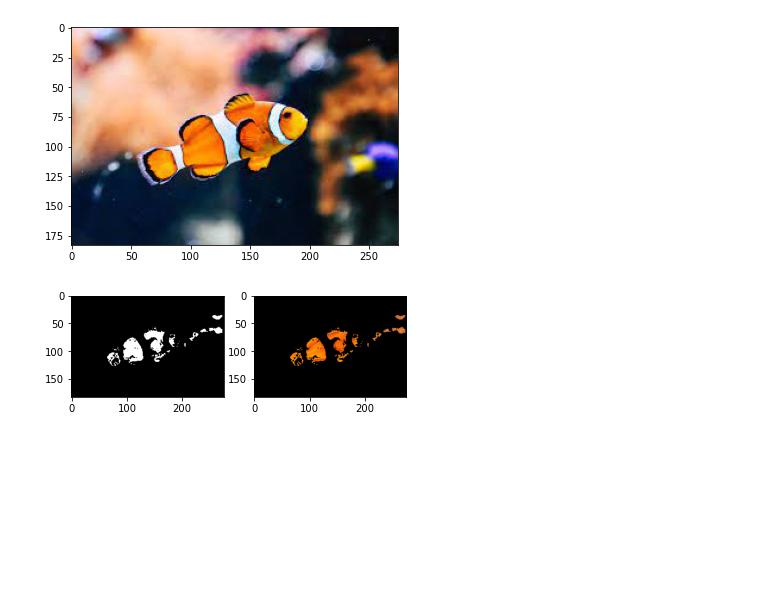
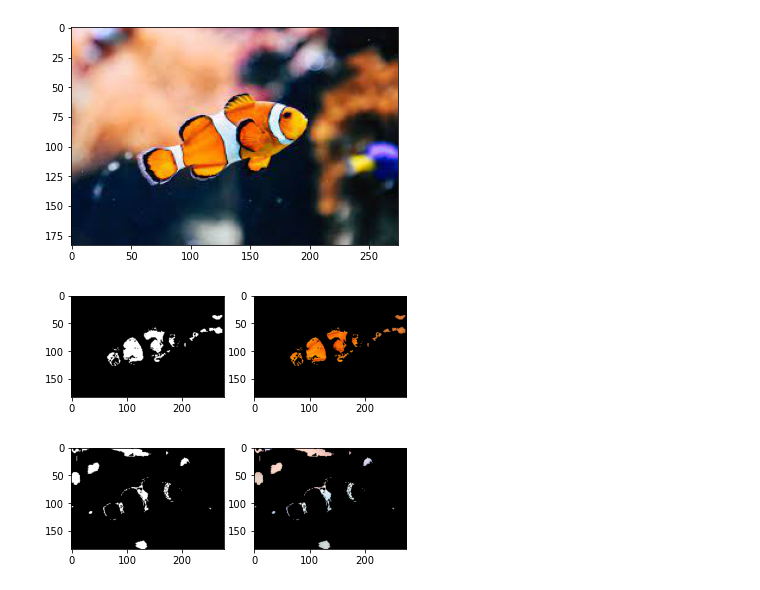
Before and after one commit to pratheekshabr/image-processing, a Jupyter notebook: readingimg.ipynb, the cells around one changed output. Drawn from its saved outputs; the diff is of its cells as text; code cells hidden in the pictures; blank space fills up the shorter version.

```diff
--- a/readingimg.ipynb
+++ b/readingimg.ipynb
@@ -69,0 +72,13 @@ plt.show()
+# %%
+
+light_white = (0,0,200)
+dark_white = (145,60,255)
+mask_white = cv2.inRange(hsv_img, light_white,dark_white)
+result_white = cv2.bitwise_and(img,img,mask=mask_white)
+plt.subplot(1, 2, 1)
+plt.imshow(mask_white, cmap="gray")
+plt.subplot(1, 2, 2)
+plt.imshow(result_white)
+plt.show()
+# %% [output]
+[figure, added]
```
Also changed, not shown: parts of 3 cells of this notebook.
